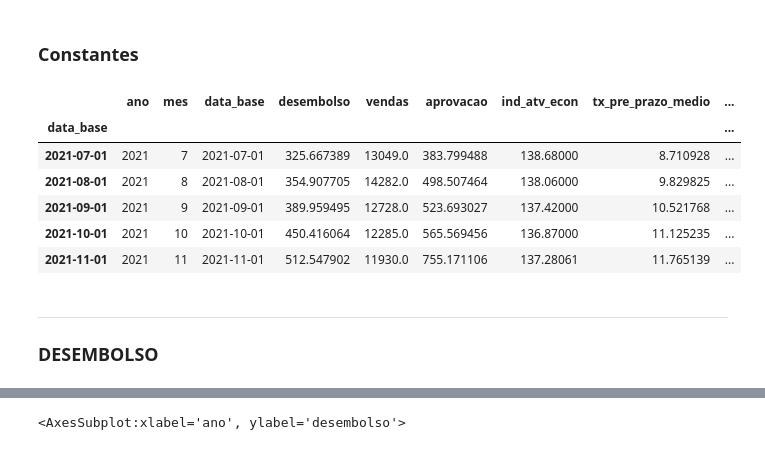
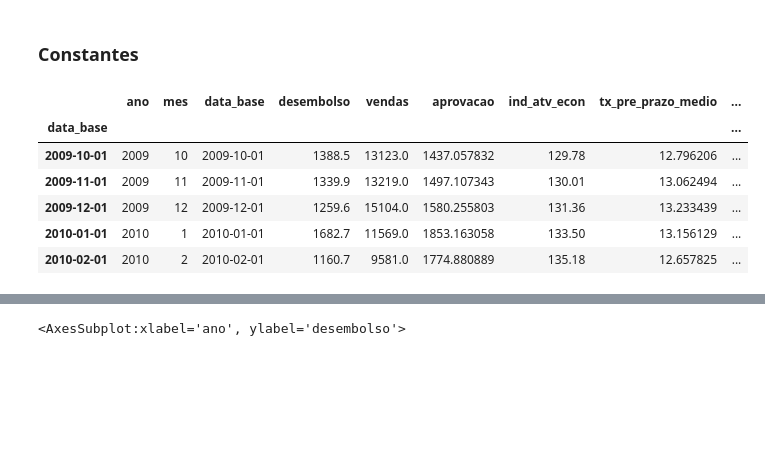
Before and after one commit to gdutramartins/forecast-desembolso, a Jupyter notebook: visualization.ipynb, the cells around one changed output, grey strips where cells are left out. Cells and saved outputs as stored; diff of their text form; code cells hidden in the pictures; blank space fills up the shorter version.

```diff
--- a/visualization.ipynb
+++ b/visualization.ipynb
@@ -27,17 +28,14 @@ df_oec_mpme.index = pd.DatetimeIndex(df_oec_mpme.data_base)
 # %%
 df_oec_mpme["ano_mes"] = pd.DatetimeIndex(df_oec_mpme.data_base).strftime('%Y-%m')
 # %%
-df_oec_mpme.tail()
+df_oec_mpme.head()
 # %% [output]
 |  | ano | mes | data_base | desembolso | vendas | aprovacao | ind_atv_econ | tx_pre_prazo_medio | ... |
 | data_base |  |  |  |  |  |  |  |  | ... |
-| 2021-07-01 | 2021 | 7 | 2021-07-01 | 325.667389 | 13049.0 | 383.799488 | 138.68000 | 8.710928 | ... |
-| 2021-08-01 | 2021 | 8 | 2021-08-01 | 354.907705 | 14282.0 | 498.507464 | 138.06000 | 9.829825 | ... |
-| 2021-09-01 | 2021 | 9 | 2021-09-01 | 389.959495 | 12728.0 | 523.693027 | 137.42000 | 10.521768 | ... |
-| 2021-10-01 | 2021 | 10 | 2021-10-01 | 450.416064 | 12285.0 | 565.569456 | 136.87000 | 11.125235 | ... |
-| 2021-11-01 | 2021 | 11 | 2021-11-01 | 512.547902 | 11930.0 | 755.171106 | 137.28061 | 11.765139 | ... |
+| 2009-10-01 | 2009 | 10 | 2009-10-01 | 1388.5 | 13123.0 | 1437.057832 | 129.78 | 12.796206 | ... |
+| 2009-11-01 | 2009 | 11 | 2009-11-01 | 1339.9 | 13219.0 | 1497.107343 | 130.01 | 13.062494 | ... |
+| 2009-12-01 | 2009 | 12 | 2009-12-01 | 1259.6 | 15104.0 | 1580.255803 | 131.36 | 13.233439 | ... |
+| 2010-01-01 | 2010 | 1 | 2010-01-01 | 1682.7 | 11569.0 | 1853.163058 | 133.50 | 13.156129 | ... |
+| 2010-02-01 | 2010 | 2 | 2010-02-01 | 1160.7 | 9581.0 | 1774.880889 | 135.18 | 12.657825 | ... |
-# %% [markdown]
----
-### DESEMBOLSO
 # %%
 df_oec_mpme_desembolso = df_oec_mpme[['desembolso','ano','mes', 'ano_mes']]
```
Also changed, not shown: parts of 26 cells of this notebook, 2 other files.
